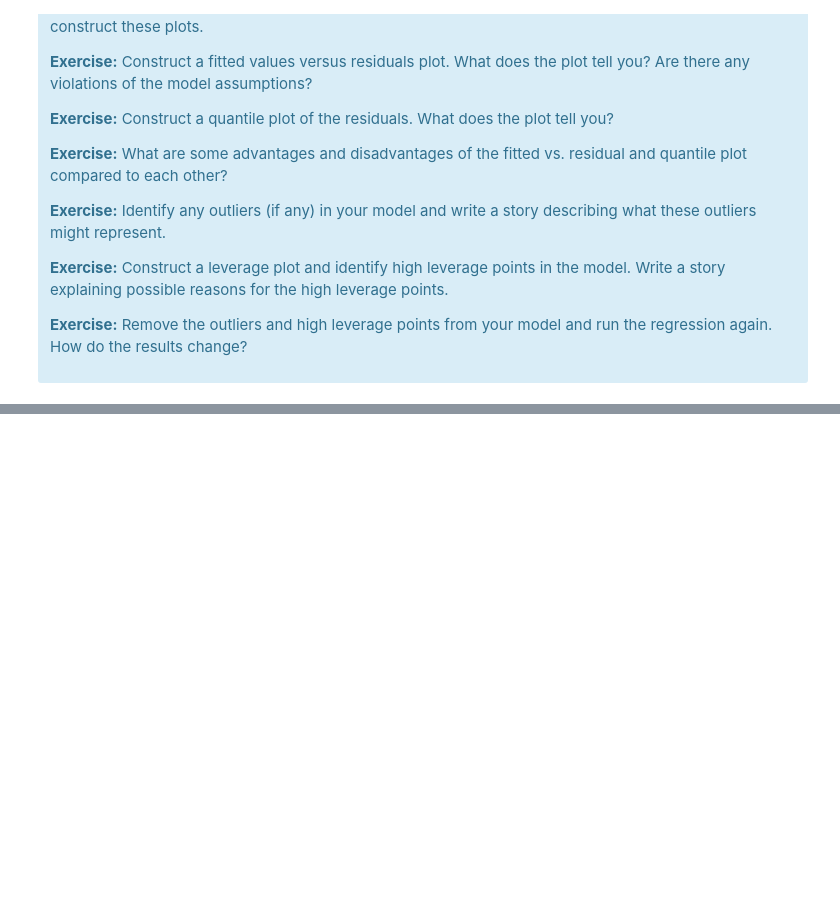
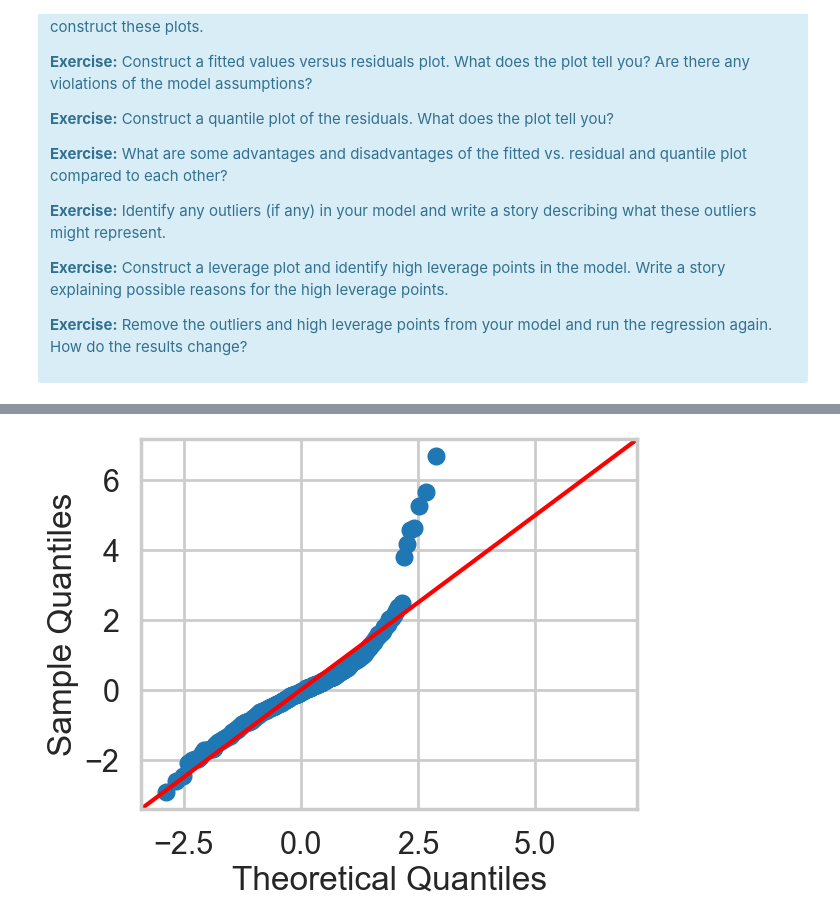
Before and after one commit to madmaxtoastflytiger/Boston-Housing, a Jupyter notebook: Mini_Project_Linear_Regression.ipynb, the cells around one changed output, grey strips where cells are left out. Cells and saved outputs as stored; diff of their text form; code cells hidden in the pictures; blank space fills up the shorter version.

```diff
--- a/Mini_Project_Linear_Regression.ipynb
+++ b/Mini_Project_Linear_Regression.ipynb
@@ -902,0 +983,8 @@ There are some other issues that are important investigate with linear regressio
+# %%
+# Quantile plot of residuals
+fig = sm.qqplot(fitted.resid_pearson, line='45')
+
+# The quantile plot of residuals shown at first a good fit but later on no,
+# it seem the best fit line would have to be a curve of some sort
+# %% [output]
+[figure, added]
```
Also changed, not shown: parts of 9 cells of this notebook.
